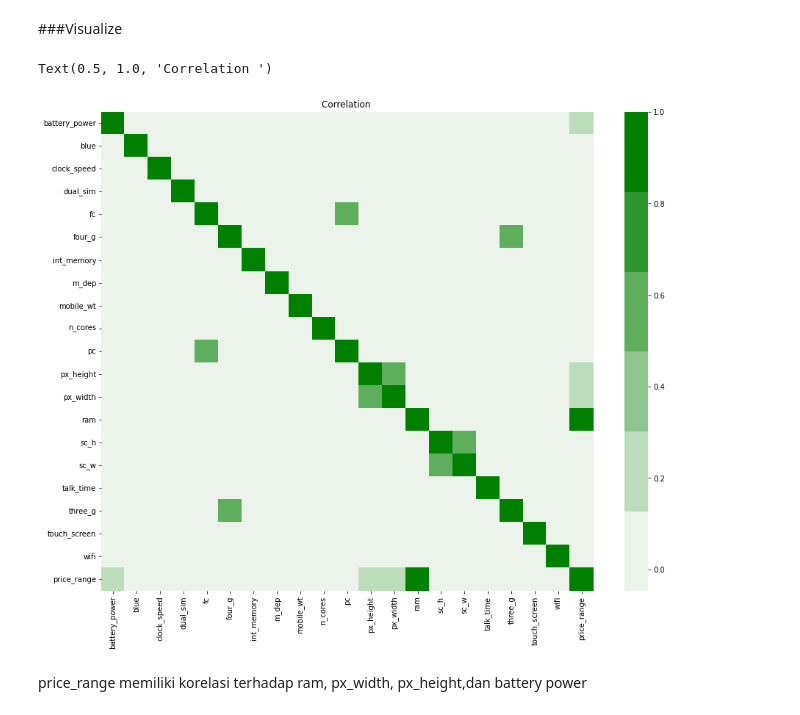
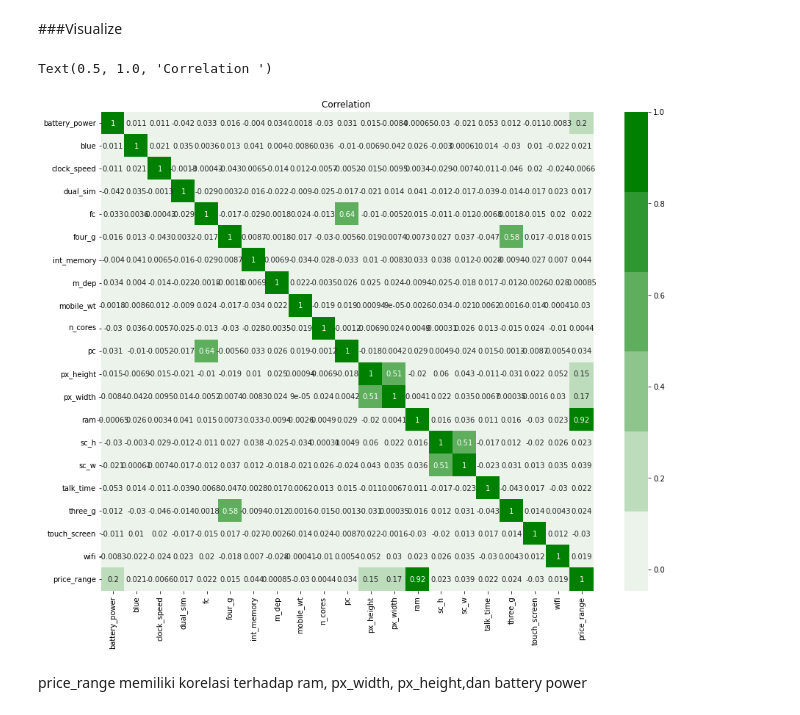
Before and after one commit to randiijulian/Final-Project-Kelompok-02-Rauzan-Sumara, a Jupyter notebook: [Revisi]_Final_Project.ipynb, the cells around one changed output. Drawn from its saved outputs; the diff is of its cells as text; code cells hidden in the pictures.

```diff
--- a/[Revisi]_Final_Project.ipynb
+++ b/[Revisi]_Final_Project.ipynb
@@ -381,12 +378,12 @@ home_data.duplicated().sum()
 # %%
 corr=home_data.corr()
 fig = plt.figure(figsize=(15,12))
 color = sns.light_palette("green")
-r = sns.heatmap(corr, cmap = color)
+r = sns.heatmap(corr, annot=True, cmap = color)
 r.set_title("Correlation ")
 # %% [output]
 Text(0.5, 1.0, 'Correlation ')
-[figure, old version]
+[figure, new version]
 # %% [markdown]
 price_range memiliki korelasi terhadap ram, px_width, px_height,dan battery power
 # %% [markdown]
```
Also changed, not shown: parts of 13 cells of this notebook.
